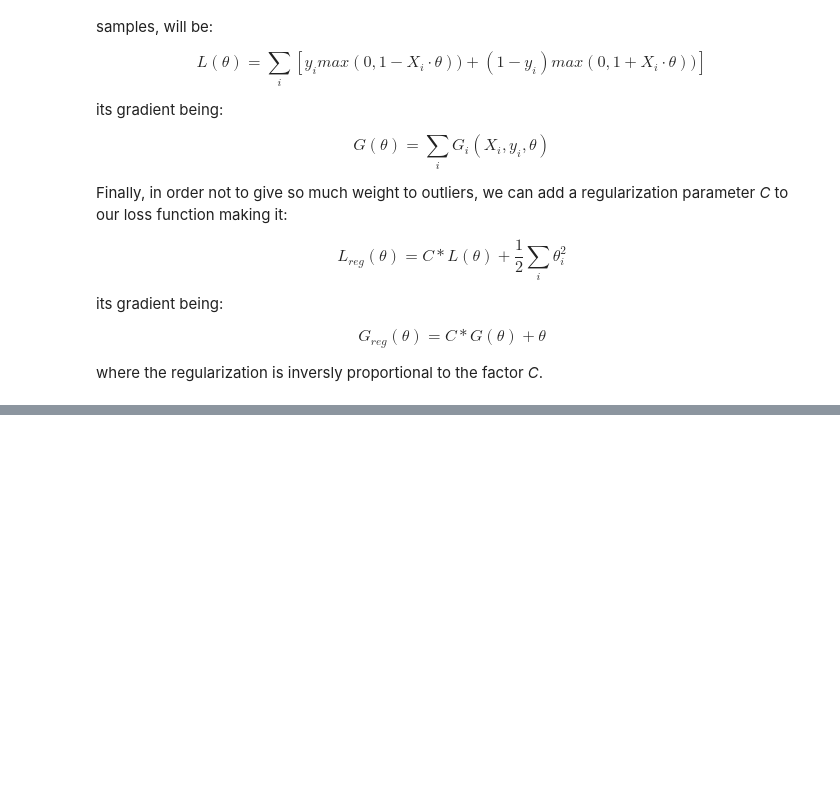
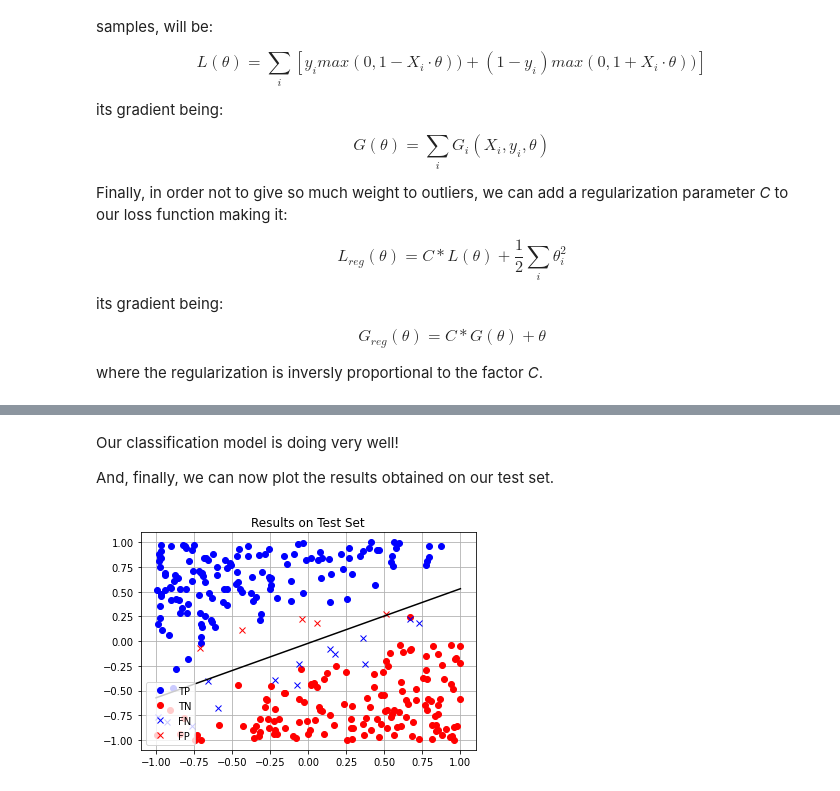
Before and after one commit to giuluck/SupportVectorMagic, a Jupyter notebook: src/Support Vector Magic.ipynb, the cells around one changed output, grey strips where cells are left out. Drawn from its saved outputs; the diff is of its cells as text; code cells hidden in the pictures; blank space fills up the shorter version.

```diff
--- a/src/Support Vector Magic.ipynb
+++ b/src/Support Vector Magic.ipynb
@@ -609,7 +607,7 @@ def hinge_regression(X, y, guess = None, learning_rate = 1e-2, alpha = 10.0, C =
         tolerance = tolerance
       )
 # %%
-c, a, b = hinge_regression(X, y, C = None)
+c, a, b = hinge_regression(X, y)
 support = np.array([abs(a * xi0 + b * xi1 + c) < 1 for (xi0, xi1) in zip(x0, x1)])
 
 x = np.linspace(-1, 1, 100)
@@ -668,0 +767,21 @@ Also, those marked on the plot with a cross instead of a point are the support v
+# %%
+hyperplane = lambda x: x[0] / 2 - x[1]
+X_train, y_train = generate_data(1000, hyperplane)
+X_test, y_test = generate_data(300, hyperplane)
+
+svc = SVC().fit(X_train, y_train)
+
+training_evaluation = svc.evaluations_
+print('EVALUATION OF THE TRAINING SET:')
+print('>   Accuracy: {}%'.format(round(100 * training_evaluation['accuracy'])))
+print('>  Precision: {}%'.format(round(100 * training_evaluation['precision'])))
+print('>     Recall: {}%'.format(round(100 * training_evaluation['recall'])))
+print('> F1 Measure: {}%'.format(round((100 * training_evaluation['f1']))))
+print()
+
+test_evaluation = svc.evaluate(X_test, y_test)
+print('EVALUATION OF THE TEST SET:')
+print('>   Accuracy: {}%'.format(round(100 * test_evaluation['accuracy'])))
+print('>  Precision: {}%'.format(round(100 * test_evaluation['precision'])))
+print('>     Recall: {}%'.format(round(100 * test_evaluation['recall'])))
+print('> F1 Measure: {}%'.format(round((100 * test_evaluation['f1']))))
@@ -668,0 +800,23 @@ Also, those marked on the plot with a cross instead of a point are the support v
+# %% [markdown]
+Our classification model is doing very well!
+
+And, finally, we can now plot the results obtained on our test set.
+# %%
+r = svc.label(X_test, y_test)
+c = svc.intercept_
+a, b = svc.coef_
+
+x = np.linspace(-1, 1, 10)
+x0 = X_test[:, 0]
+x1 = X_test[:, 1]
+plt.plot(x0[r == 'TP'], x1[r == 'TP'], 'bo', label = 'TP')
+plt.plot(x0[r == 'TN'], x1[r == 'TN'], 'ro', label = 'TN')
+plt.plot(x0[r == 'FN'], x1[r == 'FN'], 'bx', label = 'FN')
+plt.plot(x0[r == 'FP'], x1[r == 'FP'], 'rx', label = 'FP')
+plt.plot(x, -(a * x + c) / b, 'k')
+plt.title('Results on Test Set')
+plt.legend(loc = 'lower left')
+plt.grid()
+plt.show()
+# %% [output]
+[figure, added]
```
Also changed, not shown: parts of 15 cells of this notebook.
